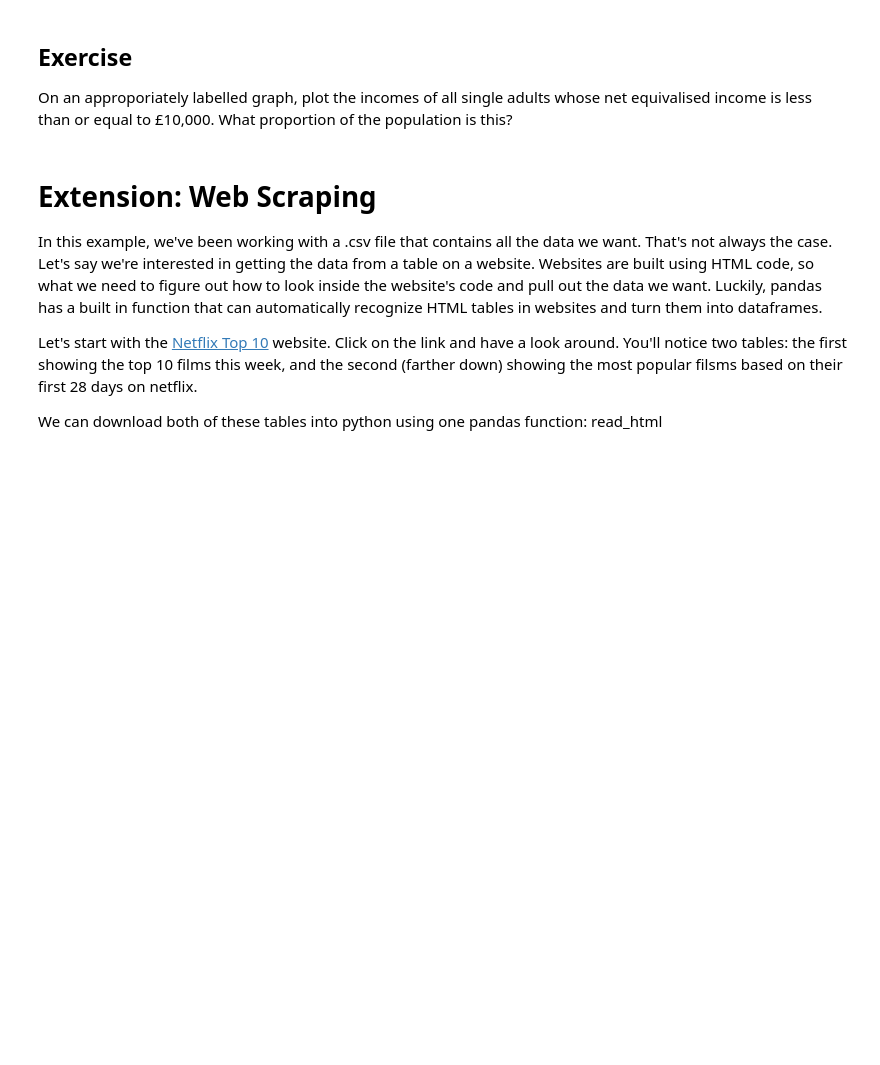
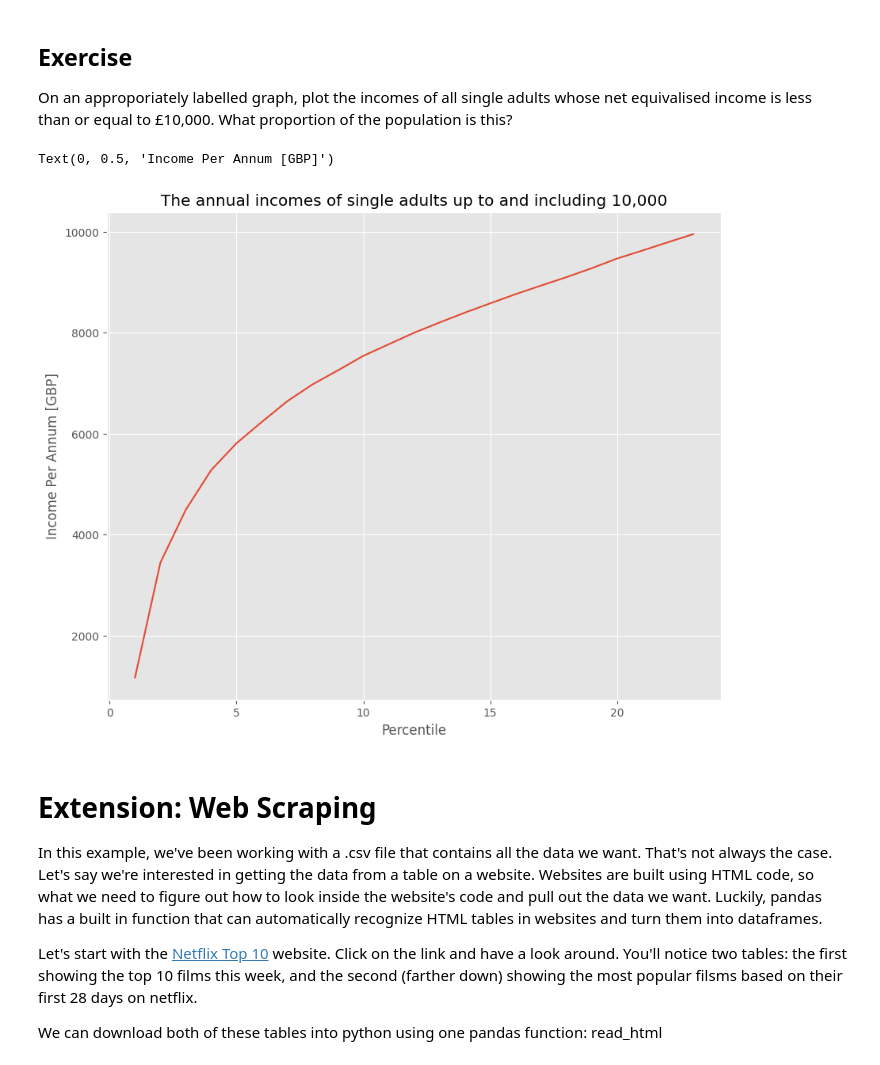
Before and after one commit to yizhenhanucl/QM2, a Jupyter notebook: notebooks/W02. Pandas.ipynb, the cells around one changed output. Saved outputs shown, nothing was run; the diff lists cells and outputs as text; code cells hidden in the pictures; blank space fills up the shorter version.

```diff
--- a/notebooks/W02. Pandas.ipynb
+++ b/notebooks/W02. Pandas.ipynb
@@ -345,6 +382,22 @@ We won't dwell on comparative operative, here we've used ">" to mean "is greater
 # %% [markdown]
 ## Exercise
 On an approporiately labelled graph, plot the incomes of all single adults whose net equivalised income is less than or equal to £10,000. What proportion of the population is this?
+# %%
+cleanadult = income['Single adult']
+
+cleanadult=cleanadult.replace(',', '', regex=True)
+cleanadult = cleanadult.replace('-', 'NaN', regex=True).astype('float')
+cleanadult.head()
+cleanadult[cleanadult<=10000]
+
+cleanadult[cleanadult<=10000].plot()
+plt.title('The annual incomes of single adults up to and including 10,000')
+plt.xlabel('Percentile')
+plt.ylabel('Income Per Annum [GBP]')
+#23 percent of the population
+# %% [output]
+Text(0, 0.5, 'Income Per Annum [GBP]')
+[figure, added]
 # %% [markdown]
 # Extension: Web Scraping
 
```
Also changed, not shown: parts of 8 cells of this notebook.
